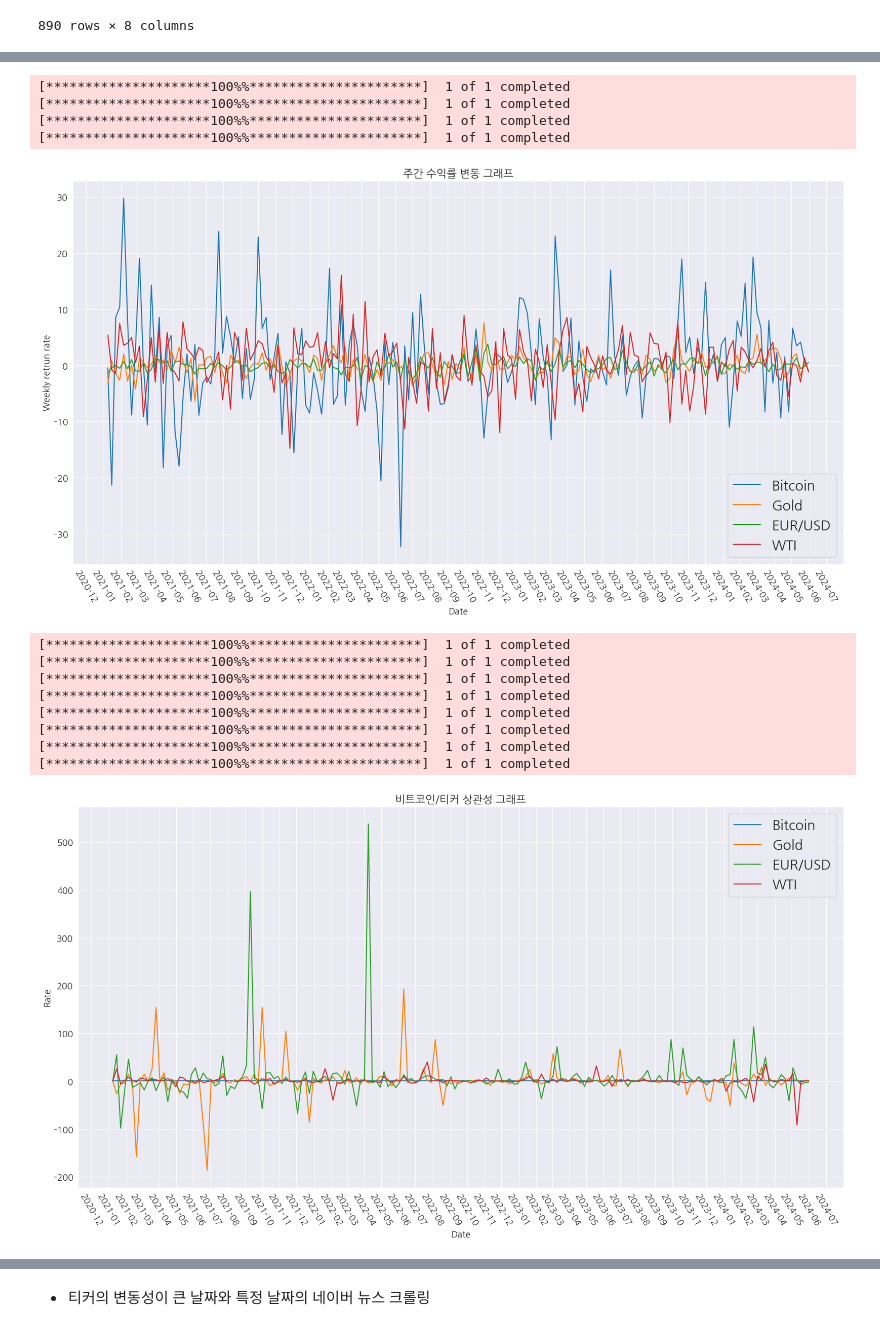
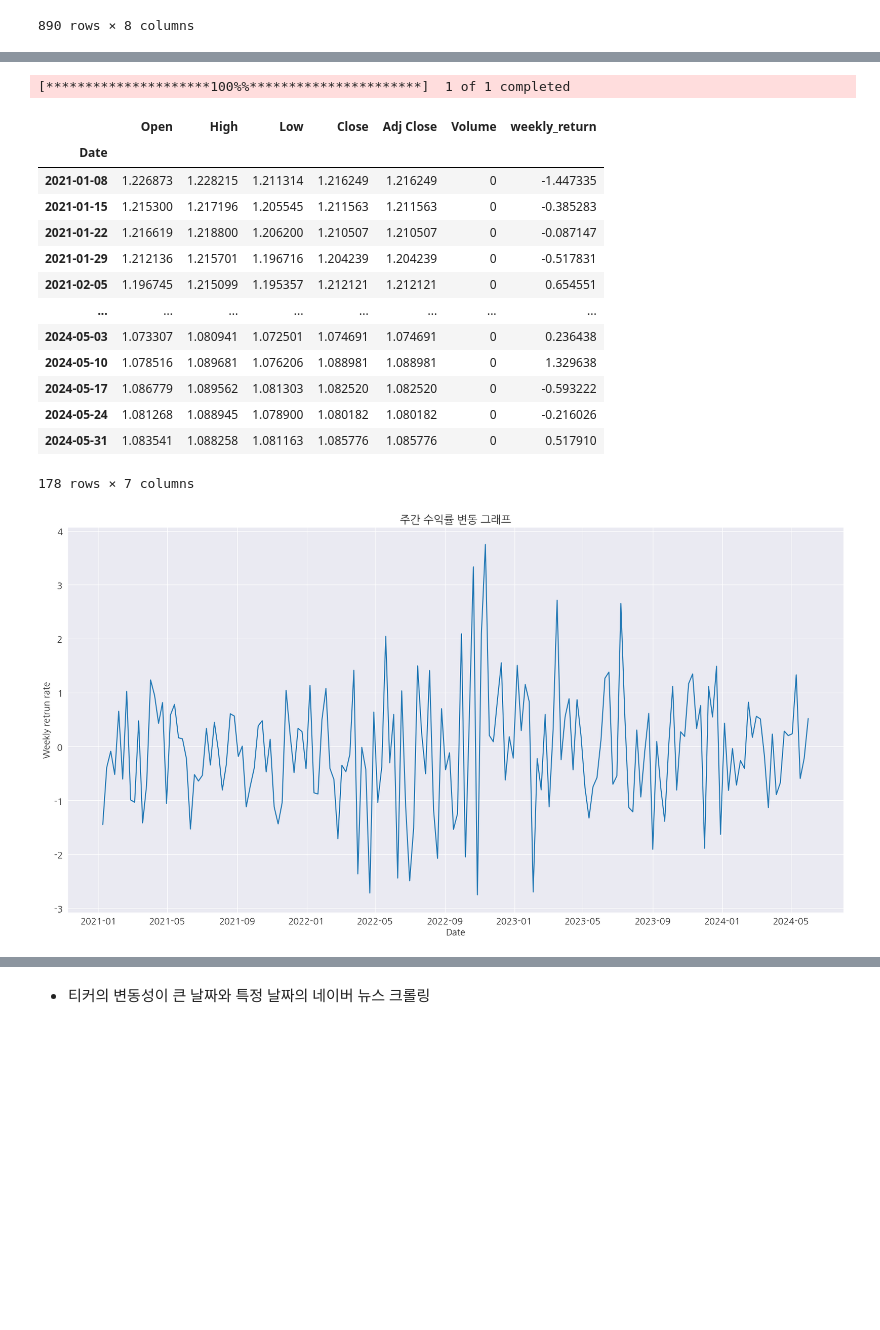
Before and after one commit to Ahram-Jeong/python-ml, a Jupyter notebook: project/yahoo_finance_ data_analysis.ipynb, the cells around one changed output, grey strips where cells are left out. Drawn from its saved outputs; the diff is of its cells as text; code cells hidden in the pictures; blank space fills up the shorter version.

```diff
--- a/project/yahoo_finance_ data_analysis.ipynb
+++ b/project/yahoo_finance_ data_analysis.ipynb
@@ -170,64 +73,37 @@ plt.show()
 # %%
-# weekly return rate change graph
 # 주간 수익률 (=증감률)의 변동성 확인
-w_y1 = weekly_return_rate(bitcoin, start_date, end_date)
-w_y2 = weekly_return_rate(gold, start_date, end_date)
-w_y3 = weekly_return_rate(usd, start_date, end_date)
-w_y4 = weekly_return_rate(wti, start_date, end_date)
-
-plt.rc("font", family = "NanumGothic", size = 13)
-plt.rcParams["axes.unicode_minus"] = False
-plt.figure(figsize = (20, 10))
-plt.plot(w_y1.index, w_y1, label = "Bitcoin")
-plt.plot(w_y2.index, w_y2, label = "Gold")
-plt.plot(w_y3.index, w_y3, label = "EUR/USD")
-plt.plot(w_y4.index, w_y4, label = "WTI")
-plt.legend(loc = "best", prop = {"size":20})
-plt.xlabel("Date")
-plt.ylabel("Weekly retrun rate")
-plt.gca().xaxis.set_major_locator(mdates.MonthLocator())
-plt.gca().xaxis.set_major_formatter(mdates.DateFormatter("%Y-%m"))
-plt.xticks(rotation = 300)
-plt.grid(True)
-plt.title("주간 수익률 변동 그래프")
-plt.show()
+ticker_wk = yf.download(usd, start_date, end_date, interval = "1wk")
+ticker_wk["weekly_return"] = ticker_wk["Adj Close"].pct_change()*100
+ticker_wk = ticker_wk.dropna()
+ticker_wk
 # %% [output]
 [*********************100%%**********************]  1 of 1 completed
-[*********************100%%**********************]  1 of 1 completed
-[*********************100%%**********************]  1 of 1 completed
-[*********************100%%**********************]  1 of 1 completed
-[figure, removed]
+|  | Open | High | Low | Close | Adj Close | Volume | weekly_return |
+| Date |  |  |  |  |  |  |  |
+| 2021-01-08 | 1.226873 | 1.228215 | 1.211314 | 1.216249 | 1.216249 | 0 | -1.447335 |
+| 2021-01-15 | 1.215300 | 1.217196 | 1.205545 | 1.211563 | 1.211563 | 0 | -0.385283 |
+| 2021-01-22 | 1.216619 | 1.218800 | 1.206200 | 1.210507 | 1.210507 | 0 | -0.087147 |
+| 2021-01-29 | 1.212136 | 1.215701 | 1.196716 | 1.204239 | 1.204239 | 0 | -0.517831 |
+| 2021-02-05 | 1.196745 | 1.215099 | 1.195357 | 1.212121 | 1.212121 | 0 | 0.654551 |
+| ... | ... | ... | ... | ... | ... | ... | ... |
+| 2024-05-03 | 1.073307 | 1.080941 | 1.072501 | 1.074691 | 1.074691 | 0 | 0.236438 |
+| 2024-05-10 | 1.078516 | 1.089681 | 1.076206 | 1.088981 | 1.088981 | 0 | 1.329638 |
+| 2024-05-17 | 1.086779 | 1.089562 | 1.081303 | 1.082520 | 1.082520 | 0 | -0.593222 |
+| 2024-05-24 | 1.081268 | 1.088945 | 1.078900 | 1.080182 | 1.080182 | 0 | -0.216026 |
+| 2024-05-31 | 1.083541 | 1.088258 | 1.081163 | 1.085776 | 1.085776 | 0 | 0.517910 |
+178 rows × 7 columns
 # %%
-# 상관성 그래프 시각화
-# weekly_return_rate(Bitcoin) / weekly_return_rate(ticker)
-corr_y1 = corr_bit(bitcoin, start_date, end_date)
-corr_y2 = corr_bit(gold, start_date, end_date)
-corr_y3 = corr_bit(usd, start_date, end_date)
-corr_y4 = corr_bit(wti, start_date, end_date)
+# weekly return rate change graph
+wk_x = ticker_wk.index
+wk_y = ticker_wk["weekly_return"]
 
 plt.rc("font", family = "NanumGothic", size = 13)
 plt.rcParams["axes.unicode_minus"] = False
 plt.figure(figsize = (20, 10))
-plt.plot(corr_y1.index, corr_y1, label = "Bitcoin")
-plt.plot(corr_y2.index, corr_y2, label = "Gold")
-plt.plot(corr_y3.index, corr_y3, label = "EUR/USD")
-plt.plot(corr_y4.index, corr_y4, label = "WTI")
-plt.legend(loc = "best", prop = {"size":20})
+plt.plot(wk_x, wk_y)
 plt.xlabel("Date")
-plt.ylabel("Rate")
-plt.gca().xaxis.set_major_locator(mdates.MonthLocator())
-plt.gca().xaxis.set_major_formatter(mdates.DateFormatter("%Y-%m"))
-plt.xticks(rotation = 300)
-plt.grid(True)
-plt.title("비트코인/티커 상관성 그래프")
+plt.ylabel("Weekly retrun rate")
+plt.title("주간 수익률 변동 그래프")
 plt.show()
 # %% [output]
-[*********************100%%**********************]  1 of 1 completed
-[*********************100%%**********************]  1 of 1 completed
-[*********************100%%**********************]  1 of 1 completed
-[*********************100%%**********************]  1 of 1 completed
-[*********************100%%**********************]  1 of 1 completed
-[*********************100%%**********************]  1 of 1 completed
-[*********************100%%**********************]  1 of 1 completed
-[*********************100%%**********************]  1 of 1 completed
-[figure, old version]
+[figure, new version]
```
Also changed, not shown: parts of 22 cells of this notebook.
